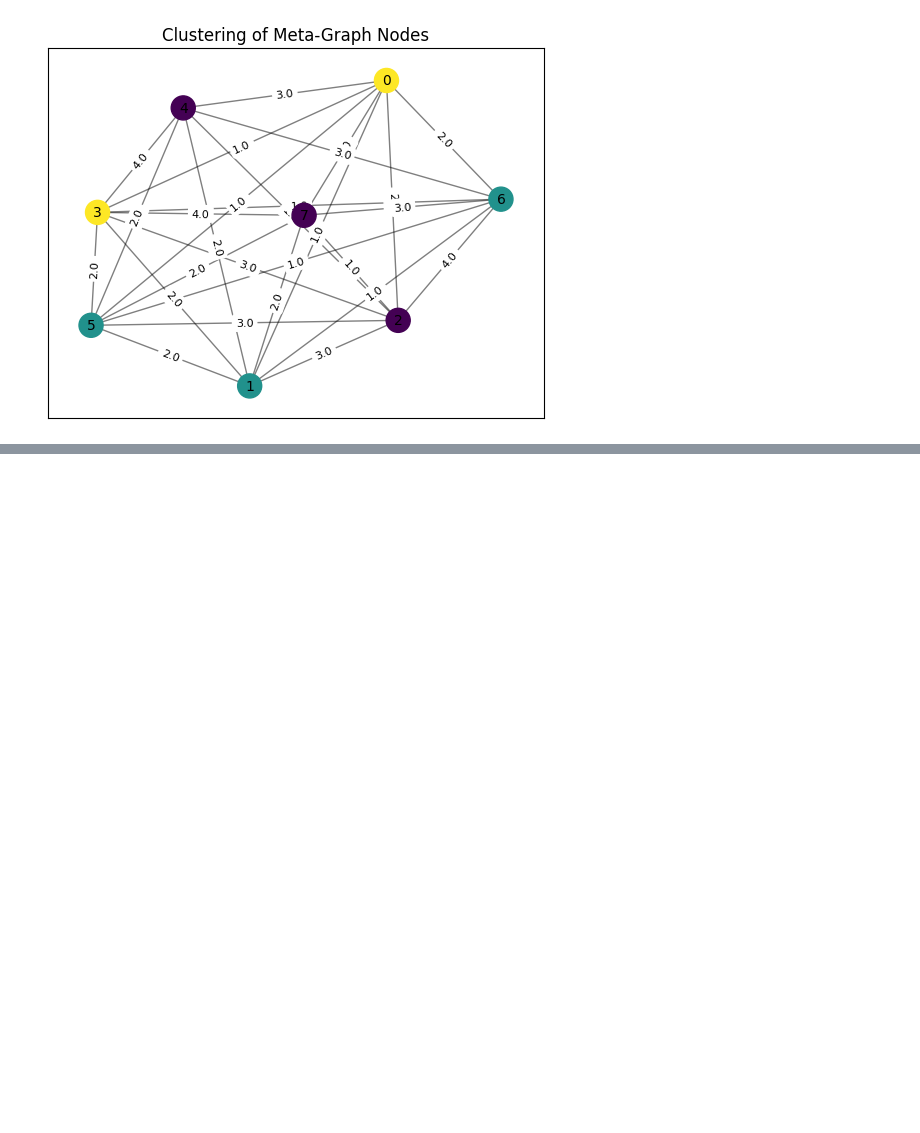
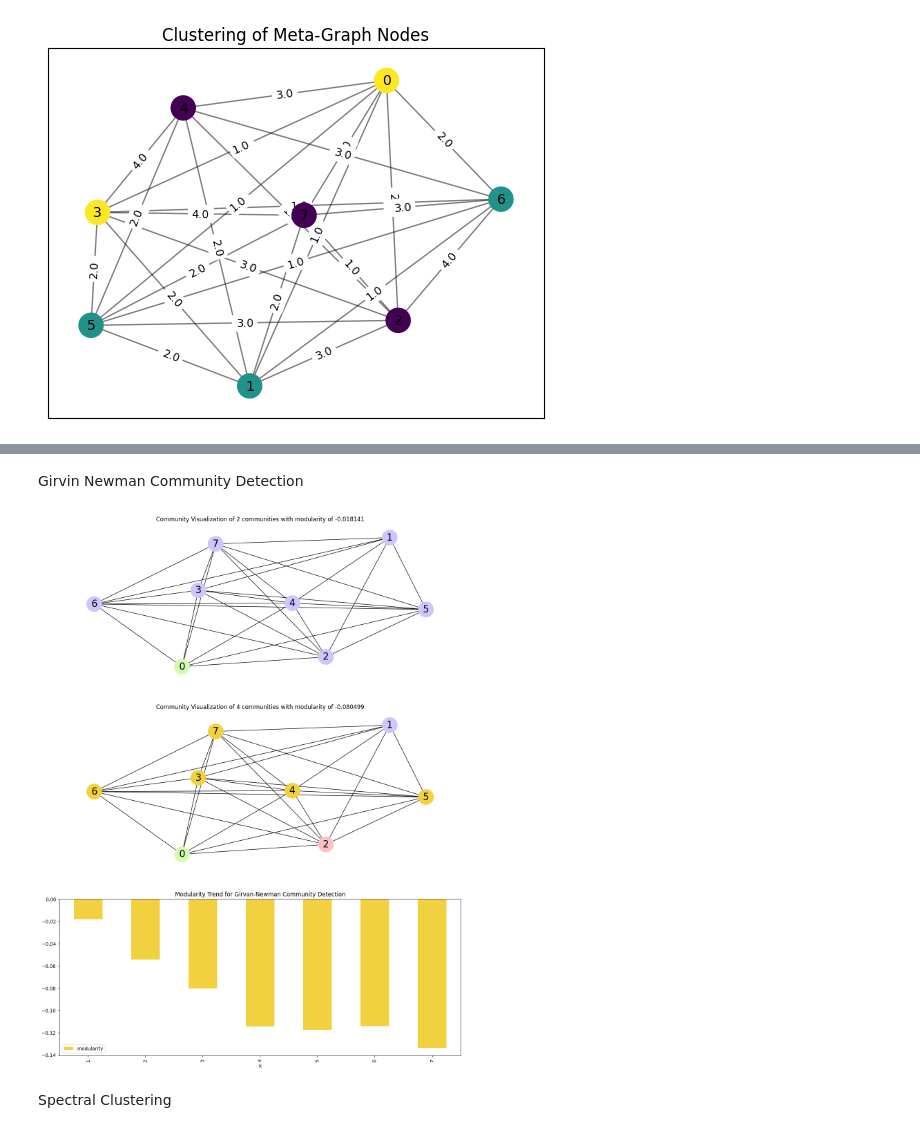
Before and after one commit to huangderful/hrwgnn, a Jupyter notebook: main.ipynb, the cells around one changed output, grey strips where cells are left out. Saved outputs shown, nothing was run; the diff lists cells and outputs as text; code cells hidden in the pictures; blank space fills up the shorter version.

```diff
--- a/main.ipynb
+++ b/main.ipynb
@@ -581,0 +644,73 @@ plt.show()
+# %% [markdown]
+Girvin Newman Community Detection
+# %%
+import networkx as nx
+import pandas as pd
+import matplotlib.pyplot as plt
+
+# Load karate graph and find communities using Girvan-Newman
+# G = nx.karate_club_graph()
+communities = list(nx.community.girvan_newman(G))
+
+# Modularity -> measures the strength of division of a network into modules
+modularity_df = pd.DataFrame(
+    [
+        [k + 1, nx.community.modularity(G, communities[k])]
+        for k in range(len(communities))
+    ],
+    columns=["k", "modularity"],
+)
+
+
+# function to create node colour list
+def create_community_node_colors(graph, communities):
+    number_of_colors = len(communities)
+    colors = ["#D4FCB1", "#CDC5FC", "#FFC2C4", "#F2D140", "#BCC6C8"][:number_of_colors]
+    node_colors = []
+    for node in graph:
+        current_community_index = 0
+        for community in communities:
+            if node in community:
+                node_colors.append(colors[current_community_index])
+                break
+            current_community_index += 1
+    return node_colors
+
+
+# function to plot graph with node colouring based on communities
+def visualize_communities(graph, communities, i):
+    node_colors = create_community_node_colors(graph, communities)
+    modularity = round(nx.community.modularity(graph, communities), 6)
+    title = f"Community Visualization of {len(communities)} communities with modularity of {modularity}"
+    pos = nx.spring_layout(graph, k=0.3, iterations=50, seed=2)
+    plt.subplot(3, 1, i)
+    plt.title(title)
+    nx.draw(
+        graph,
+        pos=pos,
+        node_size=1000,
+        node_color=node_colors,
+        with_labels=True,
+        font_size=20,
+        font_color="black",
+    )
+
+
+fig, ax = plt.subplots(3, figsize=(15, 20))
+
+# Plot graph with colouring based on communities
+visualize_communities(G, communities[0], 1)
+visualize_communities(G, communities[2], 2)
+
+# Plot change in modularity as the important edges are removed
+modularity_df.plot.bar(
+    x="k",
+    ax=ax[2],
+    color="#F2D140",
+    title="Modularity Trend for Girvan-Newman Community Detection",
+)
+plt.show()
+# %% [output]
+[figure, added]
+# %% [markdown]
+Spectral Clustering
```
Also changed, not shown: parts of 15 cells of this notebook.
